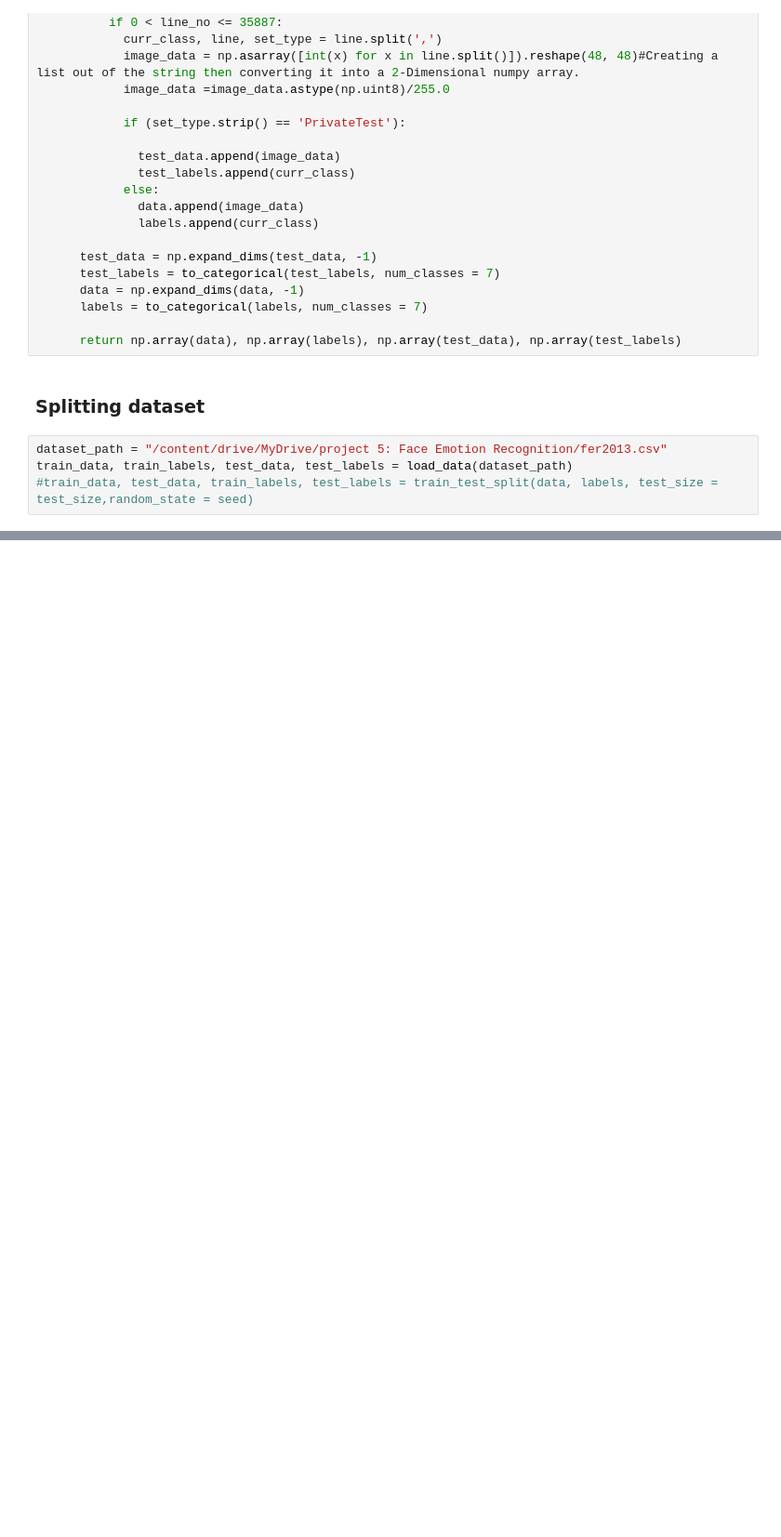
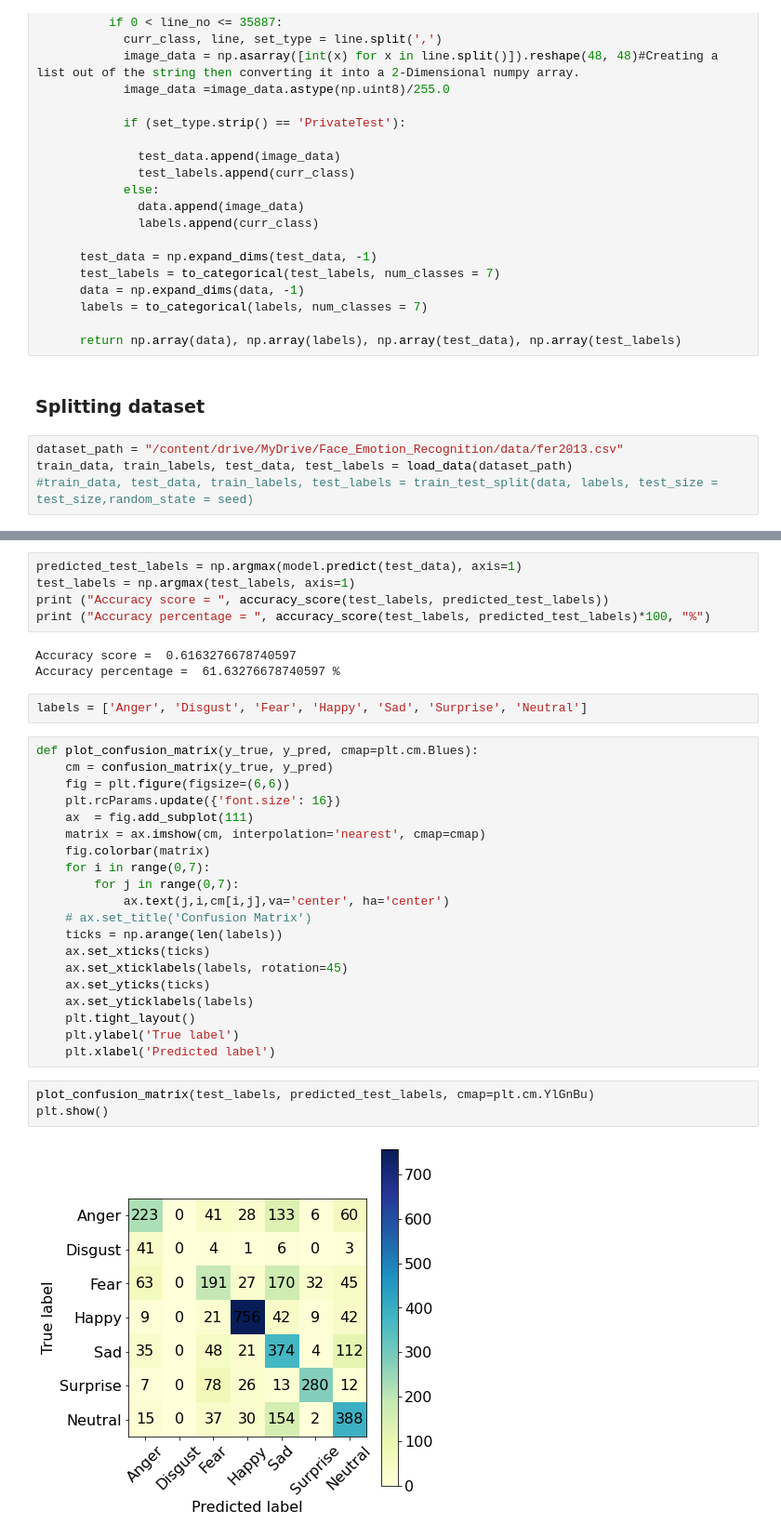
Before and after one commit to Vidhuran-Rajendran/Face_Emotion_Recognition, a Jupyter notebook: Live_class_Monitoring_System(Face_Emotion_Recognition).ipynb, the cells around one changed output, grey strips where cells are left out. Shown: that part at 93% size. Drawn from its saved outputs; the diff is of its cells as text; blank space fills up the shorter version.

```diff
--- a/Live_class_Monitoring_System(Face_Emotion_Recognition).ipynb
+++ b/Live_class_Monitoring_System(Face_Emotion_Recognition).ipynb
@@ -223,7 +241,7 @@ def load_data(dataset_path): #Run once
 # %% [markdown]
 ### **Splitting dataset**
 # %%
-dataset_path = "/content/drive/MyDrive/project 5: Face Emotion Recognition/fer2013.csv"
+dataset_path = "/content/drive/MyDrive/Face_Emotion_Recognition/data/fer2013.csv"
 train_data, train_labels, test_data, test_labels = load_data(dataset_path)
 #train_data, test_data, train_labels, test_labels = train_test_split(data, labels, test_size = test_size,random_state = seed)
 # %%
@@ -232,0 +349,35 @@ print("Number of images in Test set:", len(test_data))
+# %%
+predicted_test_labels = np.argmax(model.predict(test_data), axis=1)
+test_labels = np.argmax(test_labels, axis=1)
+print ("Accuracy score = ", accuracy_score(test_labels, predicted_test_labels))
+print ("Accuracy percentage = ", accuracy_score(test_labels, predicted_test_labels)*100, "%")
+# %% [output]
+Accuracy score =  0.6163276678740597
+Accuracy percentage =  61.63276678740597 %
+# %%
+labels = ['Anger', 'Disgust', 'Fear', 'Happy', 'Sad', 'Surprise', 'Neutral']
+# %%
+def plot_confusion_matrix(y_true, y_pred, cmap=plt.cm.Blues):
+    cm = confusion_matrix(y_true, y_pred)
+    fig = plt.figure(figsize=(6,6))
+    plt.rcParams.update({'font.size': 16})
+    ax  = fig.add_subplot(111)
+    matrix = ax.imshow(cm, interpolation='nearest', cmap=cmap)
+    fig.colorbar(matrix)
+    for i in range(0,7):
+        for j in range(0,7):
+            ax.text(j,i,cm[i,j],va='center', ha='center')
+    # ax.set_title('Confusion Matrix')
+    ticks = np.arange(len(labels))
+    ax.set_xticks(ticks)
+    ax.set_xticklabels(labels, rotation=45)
+    ax.set_yticks(ticks)
+    ax.set_yticklabels(labels)
+    plt.tight_layout()
+    plt.ylabel('True label')
+    plt.xlabel('Predicted label')
+# %%
+plot_confusion_matrix(test_labels, predicted_test_labels, cmap=plt.cm.YlGnBu)
+plt.show()
+# %% [output]
+[figure, added]
```
Also changed, not shown: parts of 10 cells of this notebook.
